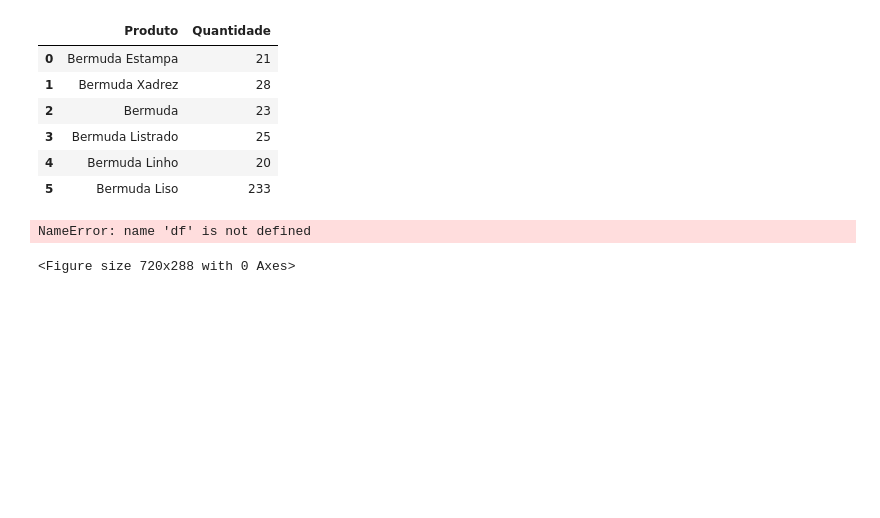
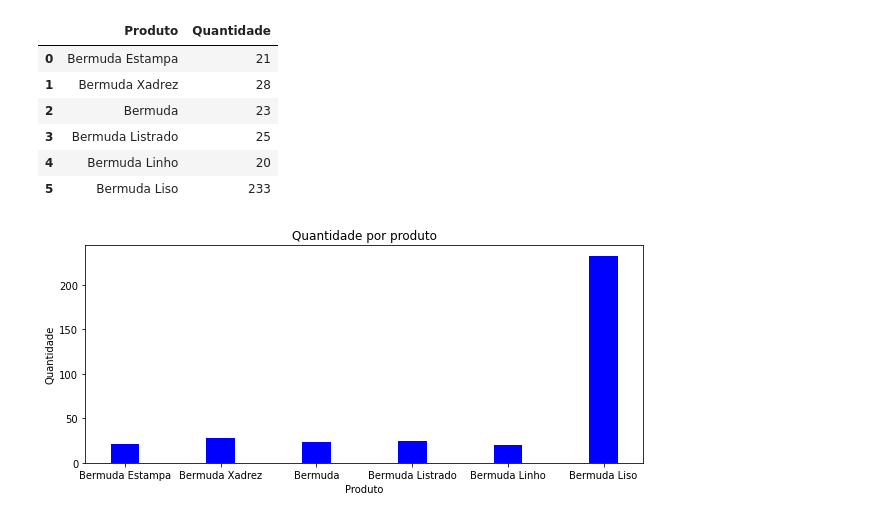
Before and after one commit to IgorSouzaDev/Python, a Jupyter notebook: Analise com python.ipynb, the cells around one changed output. Cells and saved outputs as stored; diff of their text form; code cells hidden in the pictures; blank space fills up the shorter version.

```diff
--- a/Analise com python.ipynb
+++ b/Analise com python.ipynb
@@ -6,7 +6,7 @@ import numpy as np
 import os
 # %%
 #Importar dados
-data= pd.read_excel ("C:\\Users\\Igor\\Documents\\Dataframe\\Python\\Vendas.xlsx")
+data= pd.read_excel ("C:\\Users\\Igor\\Documents\\Dataframe\\Vendas\Vendas.xlsx")
 display(data)
 # %% [output]
 |  | Data | ID Loja | Produto | Quantidade | Valor Unitário | Valor Final |
@@ -87,13 +87,12 @@ display(df_agrupado)
 # %%
 # Creating fig
 fig = plt.figure(figsize = (10, 4))
 # creating the bar plot
-plt.bar(df["Produto"],df['Quantidade'],width=0.3,color="blue")
+plt.bar(df_agrupado["Produto"],df_agrupado['Quantidade'],width=0.3,color="blue")
 plt.xlim()
 plt.title("Quantidade por produto")
 plt.ylabel("Quantidade")
 plt.xlabel("Produto")
 plt.show()
 # %% [output]
-NameError: name 'df' is not defined
-<Figure size 720x288 with 0 Axes>
+[figure, added]
```
